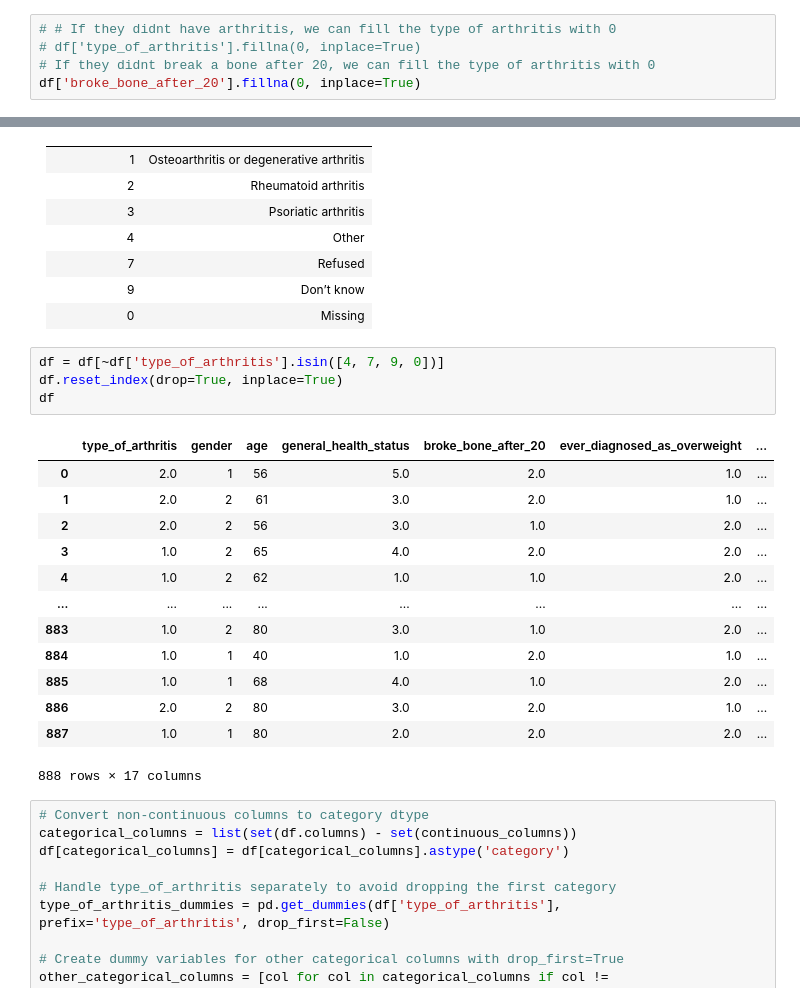
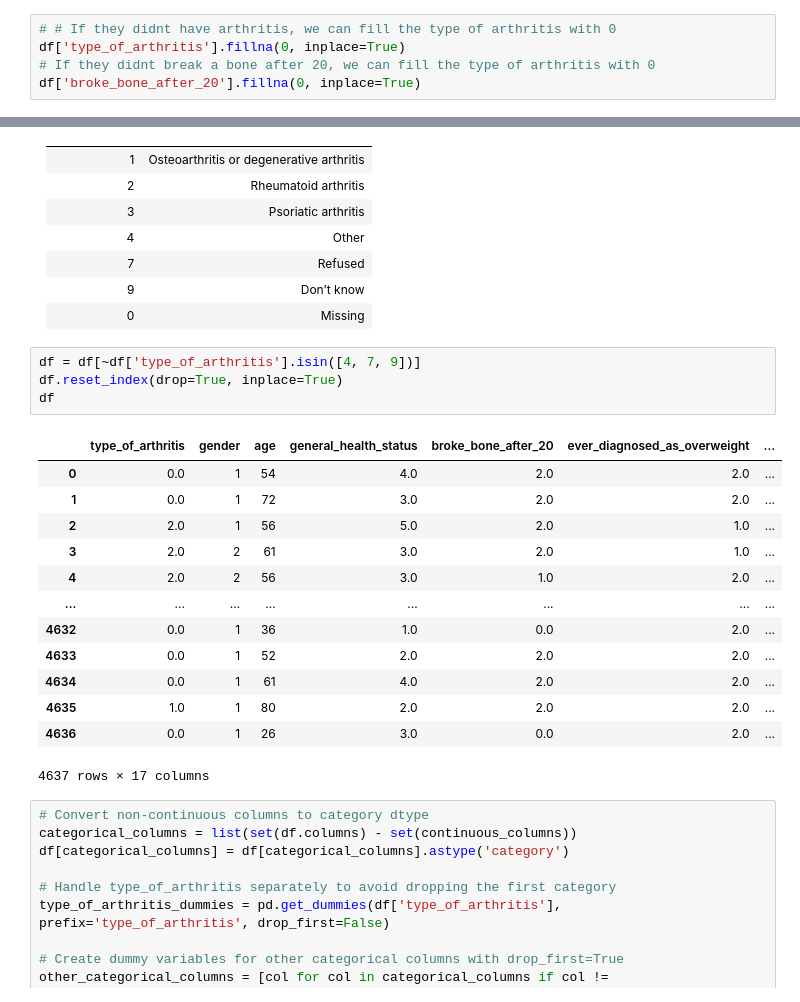
Before and after one commit to mikolajhilgert/jads-dm-project, a Jupyter notebook: Project Code.ipynb, the cells around one changed output, grey strips where cells are left out. Saved outputs shown, nothing was run; the diff lists cells and outputs as text.

```diff
--- a/Project Code.ipynb
+++ b/Project Code.ipynb
@@ -241,7 +241,7 @@ hospitalization_overnight_last_12_months       0
 dtype: int64
 # %%
 # # If they didnt have arthritis, we can fill the type of arthritis with 0
-# df['type_of_arthritis'].fillna(0, inplace=True)
+df['type_of_arthritis'].fillna(0, inplace=True)
 # If they didnt break a bone after 20, we can fill the type of arthritis with 0
 df['broke_bone_after_20'].fillna(0, inplace=True)
 # %%
@@ -275,23 +275,23 @@ plt.show()
 | 9             | Don’t know                              |
 | 0             | Missing                                 |
 # %%
-df = df[~df['type_of_arthritis'].isin([4, 7, 9, 0])]
+df = df[~df['type_of_arthritis'].isin([4, 7, 9])]
 df.reset_index(drop=True, inplace=True)
 df
 # %% [output]
 |  | type_of_arthritis | gender | age | general_health_status | broke_bone_after_20 | ever_diagnosed_as_overweight | ... |
-| 0 | 2.0 | 1 | 56 | 5.0 | 2.0 | 1.0 | ... |
-| 1 | 2.0 | 2 | 61 | 3.0 | 2.0 | 1.0 | ... |
-| 2 | 2.0 | 2 | 56 | 3.0 | 1.0 | 2.0 | ... |
-| 3 | 1.0 | 2 | 65 | 4.0 | 2.0 | 2.0 | ... |
-| 4 | 1.0 | 2 | 62 | 1.0 | 1.0 | 2.0 | ... |
+| 0 | 0.0 | 1 | 54 | 4.0 | 2.0 | 2.0 | ... |
+| 1 | 0.0 | 1 | 72 | 3.0 | 2.0 | 2.0 | ... |
+| 2 | 2.0 | 1 | 56 | 5.0 | 2.0 | 1.0 | ... |
+| 3 | 2.0 | 2 | 61 | 3.0 | 2.0 | 1.0 | ... |
+| 4 | 2.0 | 2 | 56 | 3.0 | 1.0 | 2.0 | ... |
 | ... | ... | ... | ... | ... | ... | ... | ... |
-| 883 | 1.0 | 2 | 80 | 3.0 | 1.0 | 2.0 | ... |
-| 884 | 1.0 | 1 | 40 | 1.0 | 2.0 | 1.0 | ... |
-| 885 | 1.0 | 1 | 68 | 4.0 | 1.0 | 2.0 | ... |
-| 886 | 2.0 | 2 | 80 | 3.0 | 2.0 | 1.0 | ... |
-| 887 | 1.0 | 1 | 80 | 2.0 | 2.0 | 2.0 | ... |
+| 4632 | 0.0 | 1 | 36 | 1.0 | 0.0 | 2.0 | ... |
+| 4633 | 0.0 | 1 | 52 | 2.0 | 2.0 | 2.0 | ... |
+| 4634 | 0.0 | 1 | 61 | 4.0 | 2.0 | 2.0 | ... |
+| 4635 | 1.0 | 1 | 80 | 2.0 | 2.0 | 2.0 | ... |
+| 4636 | 0.0 | 1 | 26 | 3.0 | 0.0 | 2.0 | ... |
-888 rows × 17 columns
+4637 rows × 17 columns
 # %%
 # Convert non-continuous columns to category dtype
 categorical_columns = list(set(df.columns) - set(continuous_columns))
```
Also changed, not shown: parts of 4 cells of this notebook.
